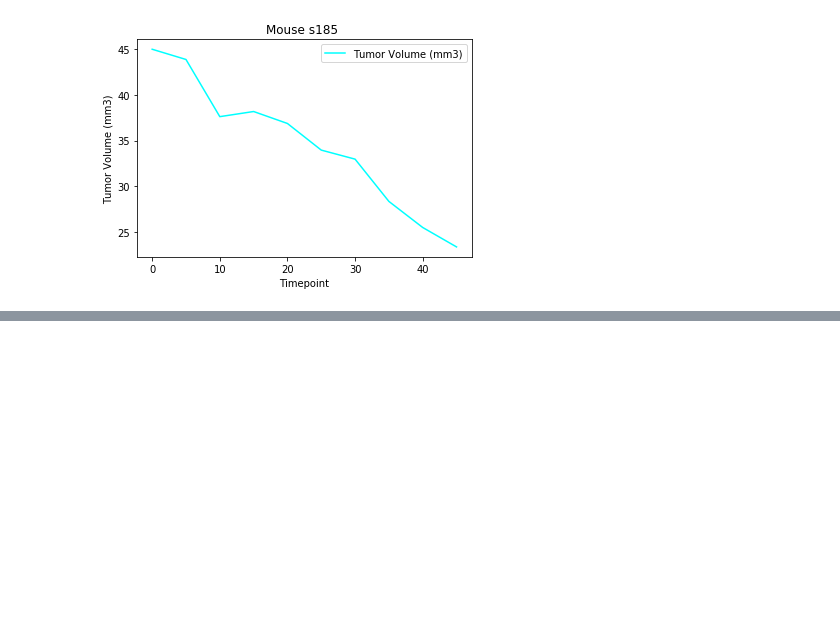
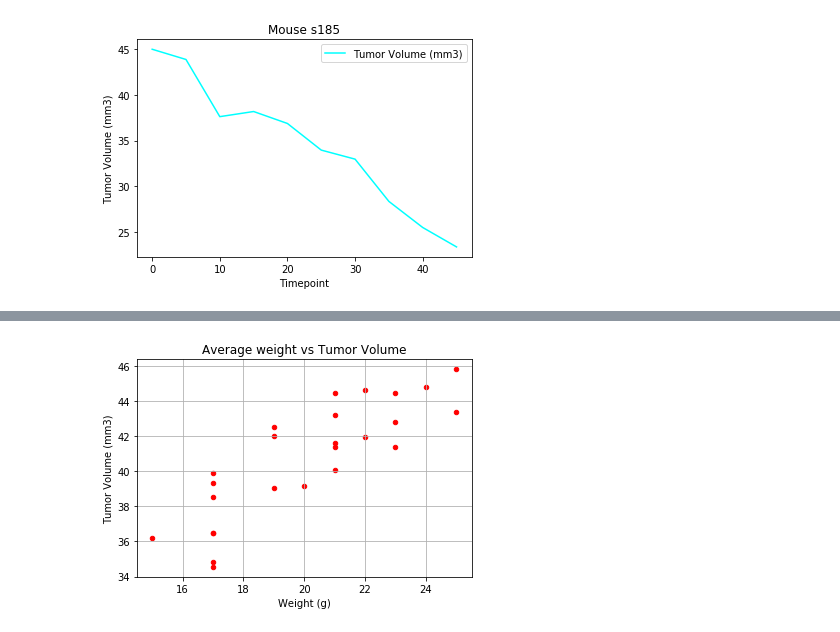
Before and after one commit to tnatoli29/Matplotlib-Challenge, a Jupyter notebook: The Power of Plots.ipynb, the cells around one changed output, grey strips where cells are left out. Cells and saved outputs as stored; diff of their text form; code cells hidden in the pictures; blank space fills up the shorter version.

Commit message:
9th commit, scatter plot

```diff
--- a/The Power of Plots.ipynb
+++ b/The Power of Plots.ipynb
@@ -394,8 +394,8 @@ Values above 76.66786758 could be outliers.
 # %%
 #Create a line plot to show the timepoint vs tumor volume for mice treated with Capomulin
 cap_df = merged_data.loc[merged_data["Drug Regimen"] == "Capomulin"]
-cap_df = cap_df[["Mouse ID", "Drug Regimen", "Timepoint", "Tumor Volume (mm3)"]]
-cap_df.head()
+fixed_cap_df = cap_df[["Mouse ID", "Drug Regimen", "Timepoint", "Tumor Volume (mm3)"]]
+fixed_cap_df.head()
 # %% [output]
 |  | Mouse ID | Drug Regimen | Timepoint | Tumor Volume (mm3) |
 | 10 | s185 | Capomulin | 0 | 45.000000 |
@@ -436,3 +436,8 @@ plt.legend(["Tumor Volume (mm3)"])
 # %% [output]
 <matplotlib.legend.Legend at 0x...>
 [figure]
+# %%
+#Create a scatter plot of the same mouse's weight vs tumor volume for the Capomulin Regimen
+#Set up the dataframe with the columns we need to look at
+weight_cap_df = cap_df[["Mouse ID", "Weight (g)", "Tumor Volume (mm3)"]]
+weight_cap_df.head()
@@ -438,0 +451,7 @@ plt.legend(["Tumor Volume (mm3)"])
+# %%
+#Group by Mouse ID
+group_weight = weight_cap_df.groupby(["Mouse ID", "Weight (g)"])
+
+#Get the average weight of each mouse
+avg_group_weight = pd.DataFrame(group_weight["Tumor Volume (mm3)"].mean()).reset_index()
+avg_group_weight.head()
@@ -438,0 +465,12 @@ plt.legend(["Tumor Volume (mm3)"])
+# %%
+#Set the X and Y axis
+#x_axis = group_weight[
+#y_axis = group_weight[]
+
+#Create the scatter plot
+avg_group_weight.plot(kind = "scatter", x = "Weight (g)", y = "Tumor Volume (mm3)", grid = "true",
+                      color = "red", title= "Average weight vs Tumor Volume")
+
+plt.show()
+# %% [output]
+[figure, added]
```
Also changed, not shown: parts of 4 cells of this notebook.
